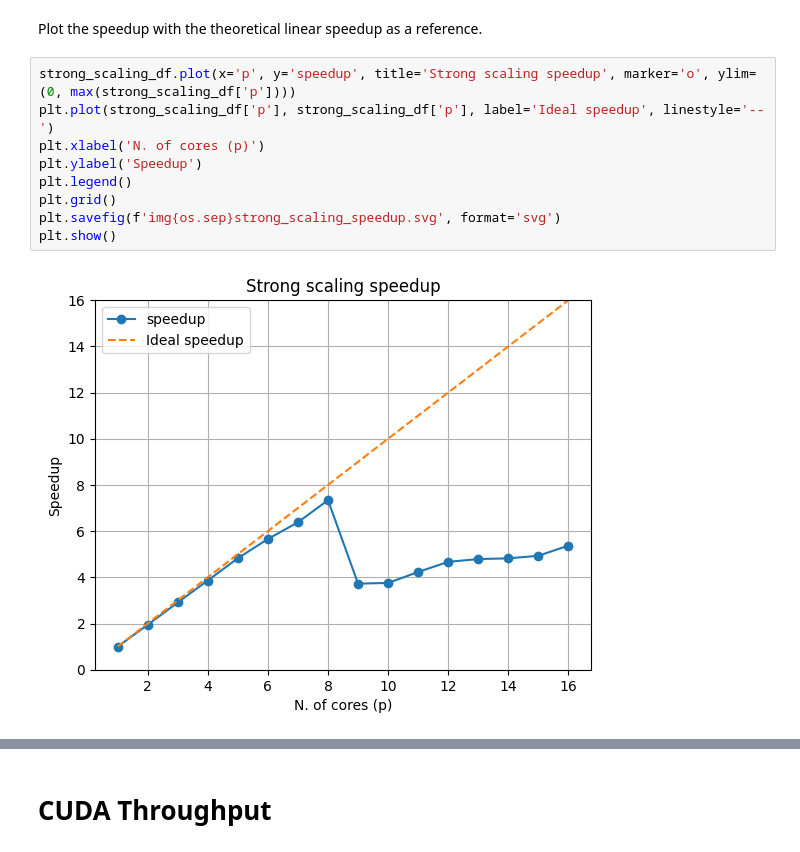
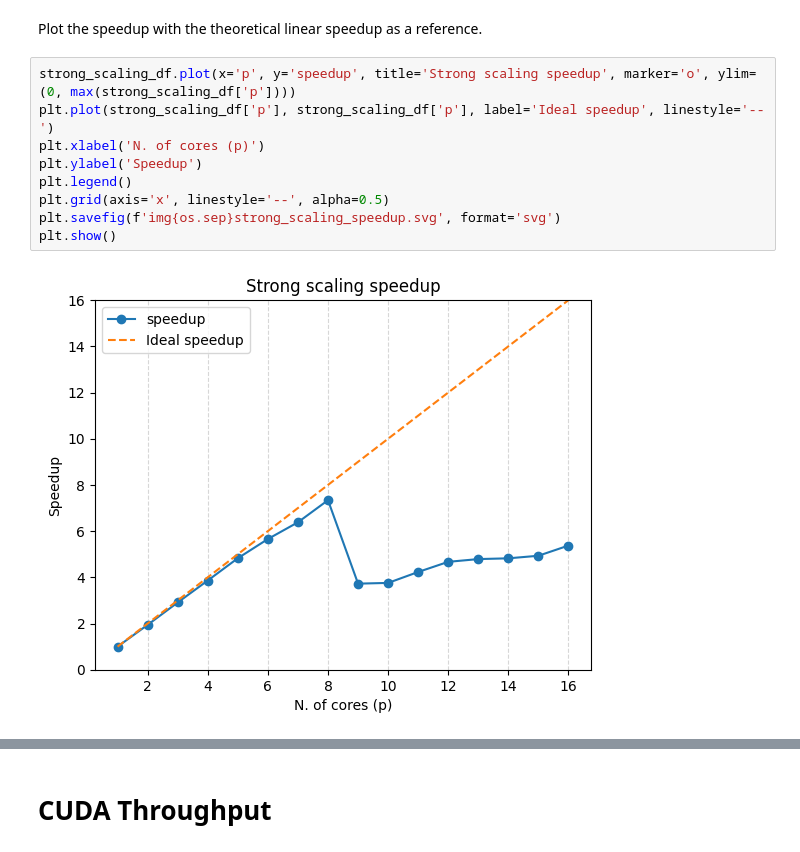
Before and after one commit to MatteoFasulo/Multi-layer-Neural-Network, a Jupyter notebook: scalings.ipynb, the cells around one changed output, grey strips where cells are left out. Saved outputs shown, nothing was run; the diff lists cells and outputs as text.

```diff
--- a/scalings.ipynb
+++ b/scalings.ipynb
@@ -56,12 +57,12 @@ Plot the speedup with the theoretical linear speedup as a reference.
 # %%
 strong_scaling_df.plot(x='p', y='speedup', title='Strong scaling speedup', marker='o', ylim=(0, max(strong_scaling_df['p'])))
 plt.plot(strong_scaling_df['p'], strong_scaling_df['p'], label='Ideal speedup', linestyle='--')
 plt.xlabel('N. of cores (p)')
 plt.ylabel('Speedup')
 plt.legend()
-plt.grid()
+plt.grid(axis='x', linestyle='--', alpha=0.5)
 plt.savefig(f'img{os.sep}strong_scaling_speedup.svg', format='svg')
 plt.show()
 # %% [output]
-[figure, old version]
+[figure, new version]
 # %%
```
Also changed, not shown: parts of 12 cells of this notebook, 18 other files.
